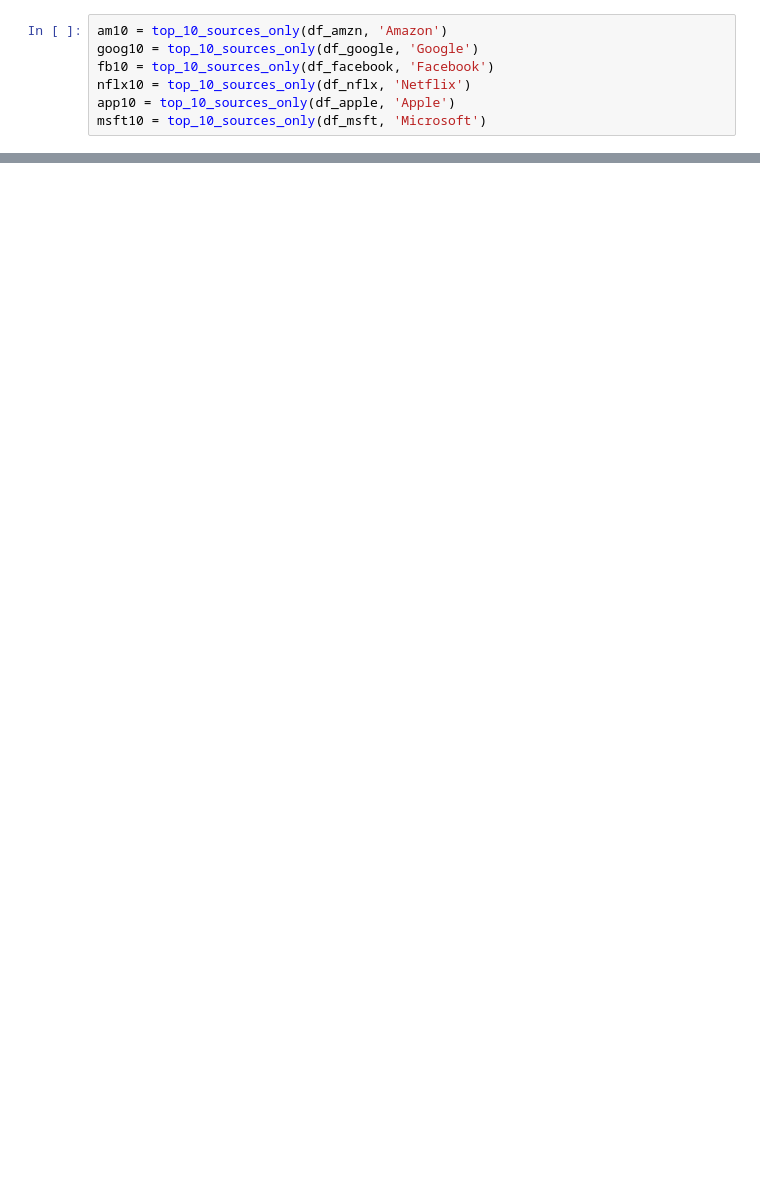
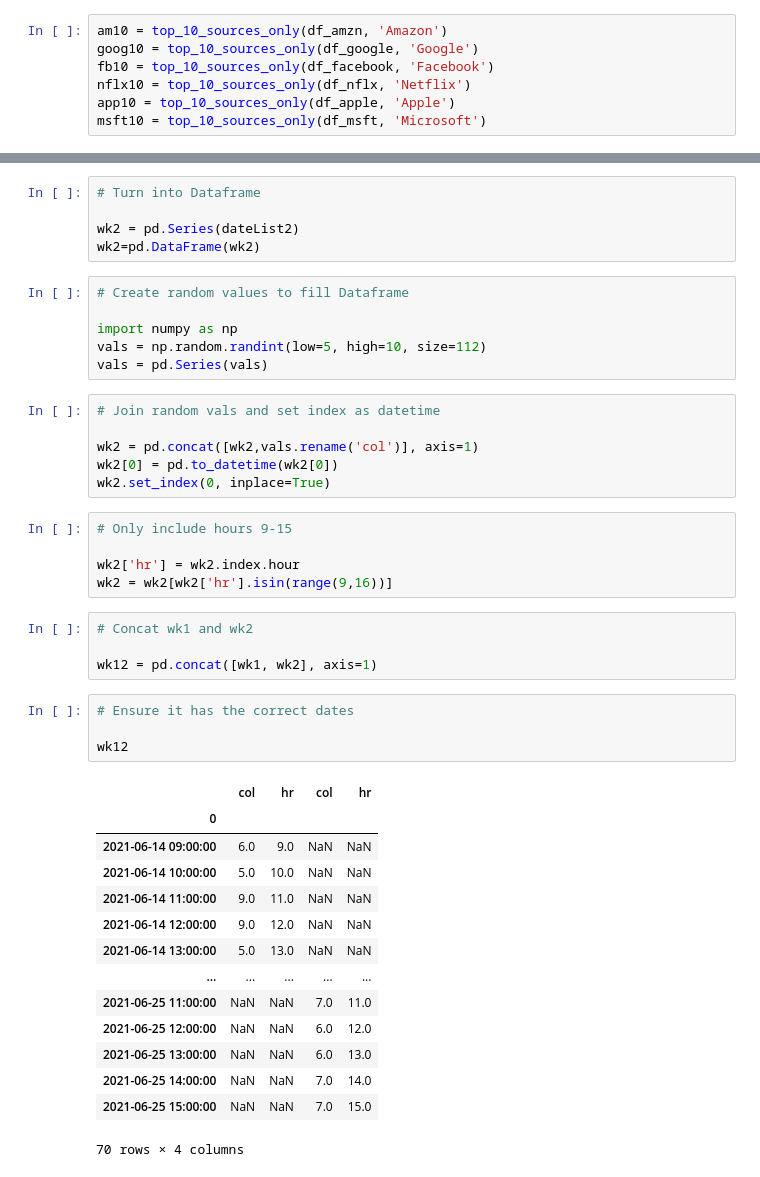
Before and after one commit to kuninethan95/Sentiment_Tracker, a Jupyter notebook: EDA.ipynb, the cells around one changed output, grey strips where cells are left out. Drawn from its saved outputs; the diff is of its cells as text; blank space fills up the shorter version.

Commit message:
added column

```diff
--- a/EDA.ipynb
+++ b/EDA.ipynb
@@ -688,0 +147,45 @@ from wordcloud import WordCloud
+# %%
+# Turn into Dataframe
+
+wk2 = pd.Series(dateList2)
+wk2=pd.DataFrame(wk2)
+# %%
+# Create random values to fill Dataframe
+
+import numpy as np
+vals = np.random.randint(low=5, high=10, size=112)
+vals = pd.Series(vals)
+# %%
+# Join random vals and set index as datetime
+
+wk2 = pd.concat([wk2,vals.rename('col')], axis=1)
+wk2[0] = pd.to_datetime(wk2[0])
+wk2.set_index(0, inplace=True)
+# %%
+# Only include hours 9-15
+
+wk2['hr'] = wk2.index.hour
+wk2 = wk2[wk2['hr'].isin(range(9,16))]
+# %%
+# Concat wk1 and wk2
+
+wk12 = pd.concat([wk1, wk2], axis=1)
+# %%
+# Ensure it has the correct dates
+
+wk12
+# %% [output]
+|  | col | hr | col | hr |
+| 0 |  |  |  |  |
+| 2021-06-14 09:00:00 | 6.0 | 9.0 | NaN | NaN |
+| 2021-06-14 10:00:00 | 5.0 | 10.0 | NaN | NaN |
+| 2021-06-14 11:00:00 | 9.0 | 11.0 | NaN | NaN |
+| 2021-06-14 12:00:00 | 9.0 | 12.0 | NaN | NaN |
+| 2021-06-14 13:00:00 | 5.0 | 13.0 | NaN | NaN |
+| ... | ... | ... | ... | ... |
+| 2021-06-25 11:00:00 | NaN | NaN | 7.0 | 11.0 |
+| 2021-06-25 12:00:00 | NaN | NaN | 6.0 | 12.0 |
+| 2021-06-25 13:00:00 | NaN | NaN | 6.0 | 13.0 |
+| 2021-06-25 14:00:00 | NaN | NaN | 7.0 | 14.0 |
+| 2021-06-25 15:00:00 | NaN | NaN | 7.0 | 15.0 |
+70 rows × 4 columns
```
Also changed, not shown: parts of 124 cells of this notebook, 3 other files.
